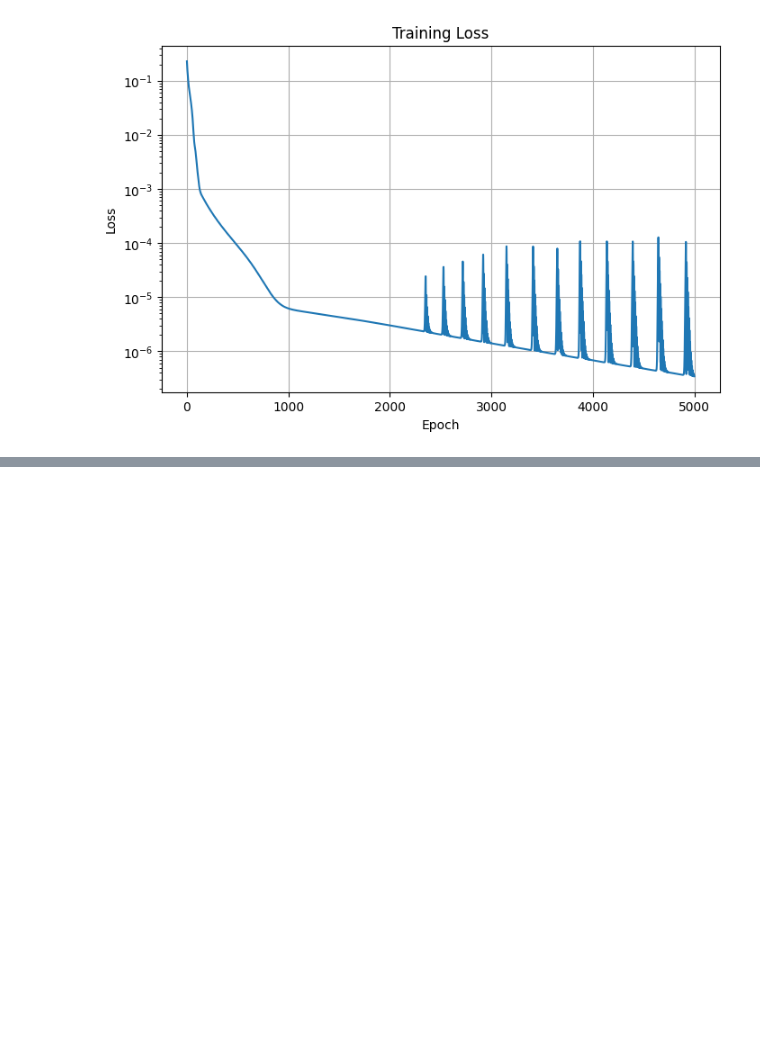
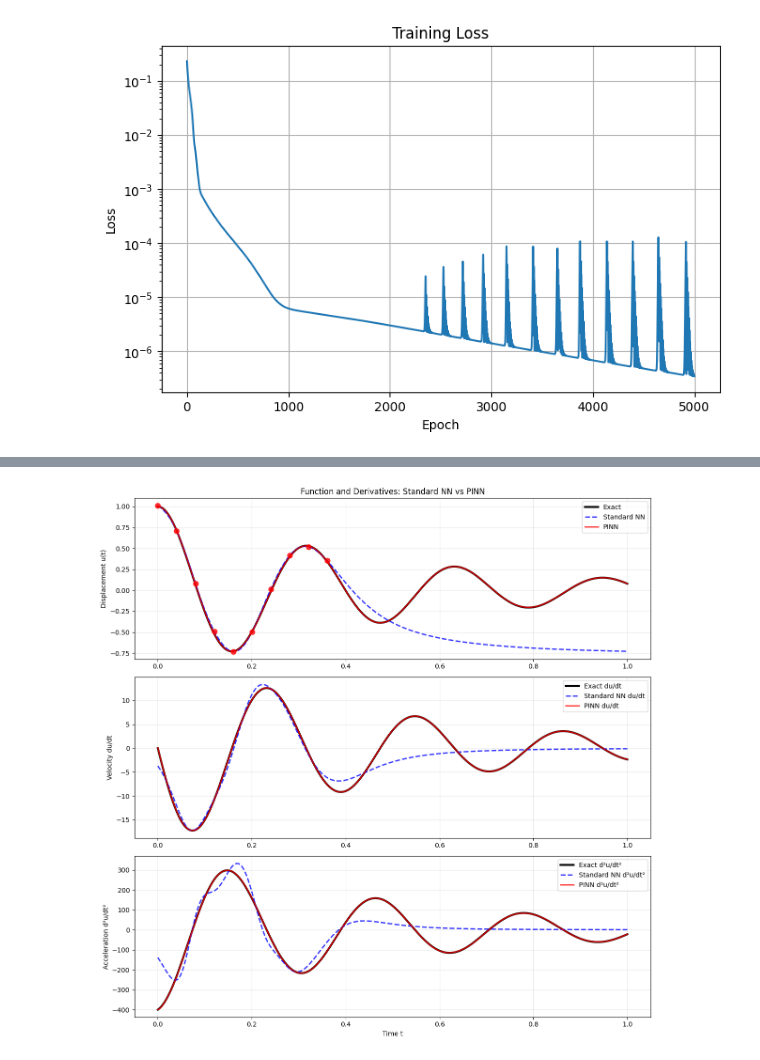
Before and after one commit to troyc03/sci-ml, a Jupyter notebook: src/pinns.ipynb, the cells around one changed output, grey strips where cells are left out. Saved outputs shown, nothing was run; the diff lists cells and outputs as text; code cells hidden in the pictures; blank space fills up the shorter version.

```diff
--- a/src/pinns.ipynb
+++ b/src/pinns.ipynb
@@ -384,0 +791,86 @@ compute_derivatives_demo()
+# %%
+def compute_model_derivatives(model, t_tensor):
+    """Compute derivatives of the model using automatic differentiation"""
+    t_tensor = t_tensor.clone().detach().requires_grad_(True)
+
+    # Function value
+    u = model(t_tensor)
+
+    # First derivative
+    du_dt = torch.autograd.grad(u, t_tensor, grad_outputs=torch.ones_like(u),
+                               create_graph=True, retain_graph=True)[0]
+
+    # Second derivative
+    d2u_dt2 = torch.autograd.grad(du_dt, t_tensor, grad_outputs=torch.ones_like(du_dt),
+                                 create_graph=True, retain_graph=True)[0]
+
+    return u.detach().numpy(), du_dt.detach().numpy(), d2u_dt2.detach().numpy()
+
+# Compute derivatives for both models
+# REMOVED torch.no_grad() context - this was causing the error
+# Standard NN derivatives
+u_std, du_dt_std, d2u_dt2_std = compute_model_derivatives(standard_nn, t_test_tensor)
+
+# PINN derivatives
+u_pinn, du_dt_pinn, d2u_dt2_pinn = compute_model_derivatives(pinn_model, t_test_tensor)
+
+# Analytical derivatives for comparison
+v_exact = exact_velocity(t_exact)
+a_exact = exact_acceleration(t_exact)
+
+# Plot derivative comparison
+fig, axes = plt.subplots(3, 1, figsize=(12, 12))
+
+# Displacement
+ax = axes[0]
+ax.plot(t_exact, u_exact, 'k-', linewidth=3, label='Exact')
+ax.plot(t_exact, u_std.flatten(), 'b--', linewidth=2, label='Standard NN', alpha=0.8)
+ax.plot(t_exact, u_pinn.flatten(), 'r-', linewidth=2, label='PINN', alpha=0.8)
+ax.scatter(t_data, u_data_noisy, color='red', s=60, zorder=5, alpha=0.8)
+ax.set_ylabel('Displacement u(t)')
+ax.set_title('Function and Derivatives: Standard NN vs PINN')
+ax.legend()
+ax.grid(True, alpha=0.3)
+
+# First derivative (velocity)
+ax = axes[1]
+ax.plot(t_exact, v_exact, 'k-', linewidth=3, label='Exact du/dt')
+ax.plot(t_exact, du_dt_std.flatten(), 'b--', linewidth=2, label='Standard NN du/dt', alpha=0.8)
+ax.plot(t_exact, du_dt_pinn.flatten(), 'r-', linewidth=2, label='PINN du/dt', alpha=0.8)
+ax.set_ylabel('Velocity du/dt')
+ax.legend()
+ax.grid(True, alpha=0.3)
+
+# Second derivative (acceleration)
+ax = axes[2]
+ax.plot(t_exact, a_exact, 'k-', linewidth=3, label='Exact d²u/dt²')
+ax.plot(t_exact, d2u_dt2_std.flatten(), 'b--', linewidth=2, label='Standard NN d²u/dt²', alpha=0.8)
+ax.plot(t_exact, d2u_dt2_pinn.flatten(), 'r-', linewidth=2, label='PINN d²u/dt²', alpha=0.8)
+ax.set_ylabel('Acceleration d²u/dt²')
+ax.set_xlabel('Time t')
+ax.legend()
+ax.grid(True, alpha=0.3)
+
+plt.tight_layout()
+plt.show()
+
+# Derivative errors
+print("📈 DERIVATIVE ACCURACY")
+print("="*40)
+
+velocity_error_std = np.mean((du_dt_std.flatten() - v_exact)**2)
+velocity_error_pinn = np.mean((du_dt_pinn.flatten() - v_exact)**2)
+accel_error_std = np.mean((d2u_dt2_std.flatten() - a_exact)**2)
+accel_error_pinn = np.mean((d2u_dt2_pinn.flatten() - a_exact)**2)
+
+print(f"Velocity MSE (du/dt):")
+print(f"  Standard NN: {velocity_error_std:.6f}")
+print(f"  PINN: {velocity_error_pinn:.6f}")
+print(f"  Improvement: {velocity_error_std/velocity_error_pinn:.1f}x")
+
+print(f"Acceleration MSE (d²u/dt²):")
+print(f"  Standard NN: {accel_error_std:.6f}")
+print(f"  PINN: {accel_error_pinn:.6f}")
+print(f"  Improvement: {accel_error_std/accel_error_pinn:.1f}x")
+# %% [output]
+[figure, added]
```
Also changed, not shown: parts of 12 cells of this notebook.
